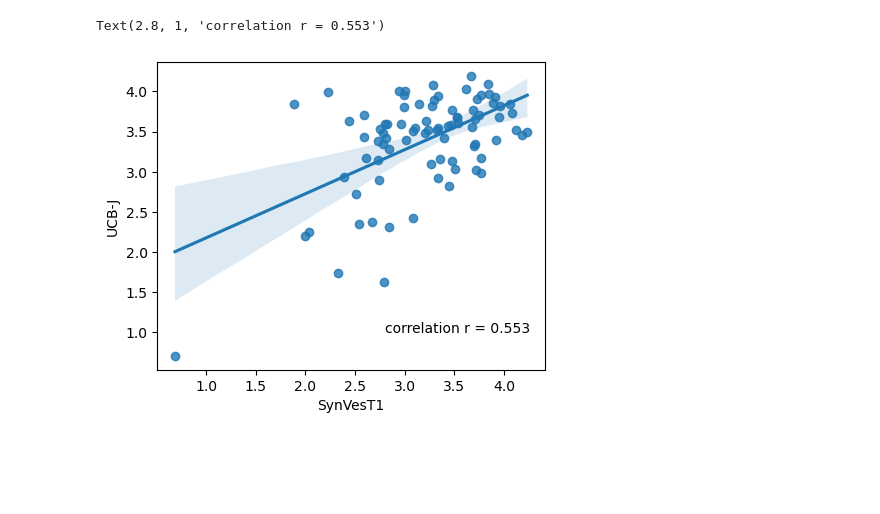
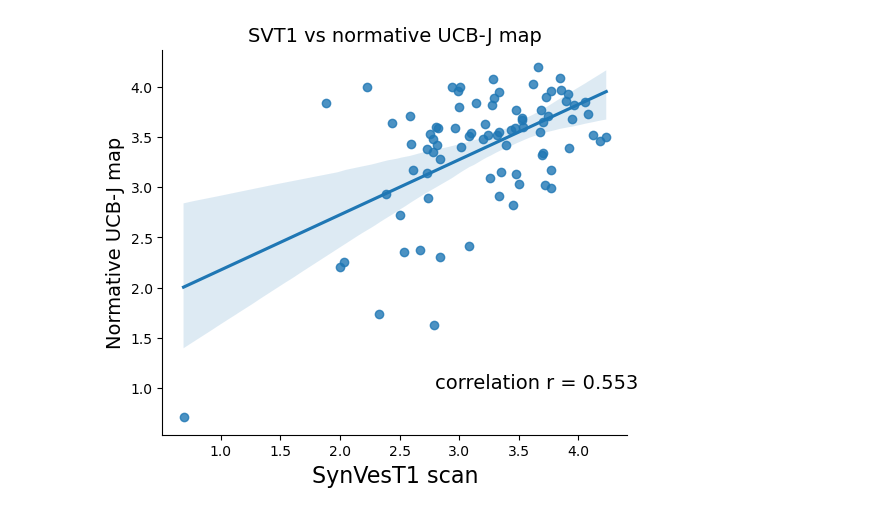
Before and after one commit to ltuominen/SVT1, a Jupyter notebook: code/compare_svt1_ucbj.ipynb, the cells around one changed output. Drawn from its saved outputs; the diff is of its cells as text; code cells hidden in the pictures; blank space fills up the shorter version.

Commit message:
add plot

```diff
--- a/code/compare_svt1_ucbj.ipynb
+++ b/code/compare_svt1_ucbj.ipynb
@@ -28,15 +21,17 @@ parcellated_ucbj = parcellater_mni.fit_transform(ucbj, space='MNI152', ignore_ba
 svt1 = f'{base_path}/test_subject/mrtm2_sm6/bp.nii.gz'
 parcellated_svt1 = parcellater_mni.fit_transform(svt1, space='MNI152', ignore_background_data=True)
 # %%
-import seaborn as sns
-import matplotlib.pyplot as plt
-fig, ax = plt.subplots(figsize=(5, 4))
-rho = np.round(pearsonr(parcellated_svt1[0], parcellated_ucbj[0])[0], 3)
+fig, ax = plt.subplots(figsize=(6, 5))
+sns.despine()
 
 df = pd.DataFrame({'SynVesT1':parcellated_svt1[0], 'UCB-J':parcellated_ucbj[0] })
 sns.regplot(df, x='SynVesT1', y='UCB-J');
-text = f'correlation r = {rho}'
-ax.annotate(text, xy=(2.8,1))
+
+rho = np.round(pearsonr(parcellated_svt1[0], parcellated_ucbj[0])[0], 3)
+text = f'correlation r = {rho}';
+ax.annotate(text, xy=(2.8,1), size=14)
+plt.title('SVT1 vs normative UCB-J map', size=14)
+ax.set_xlabel('SynVesT1 scan', size=16)
+ax.set_ylabel('Normative UCB-J map', size=14);
 # %% [output]
-Text(2.8, 1, 'correlation r = 0.553')
-[figure, old version]
+[figure, new version]
```
Also changed, not shown: parts of 2 cells of this notebook, 2 other files.
